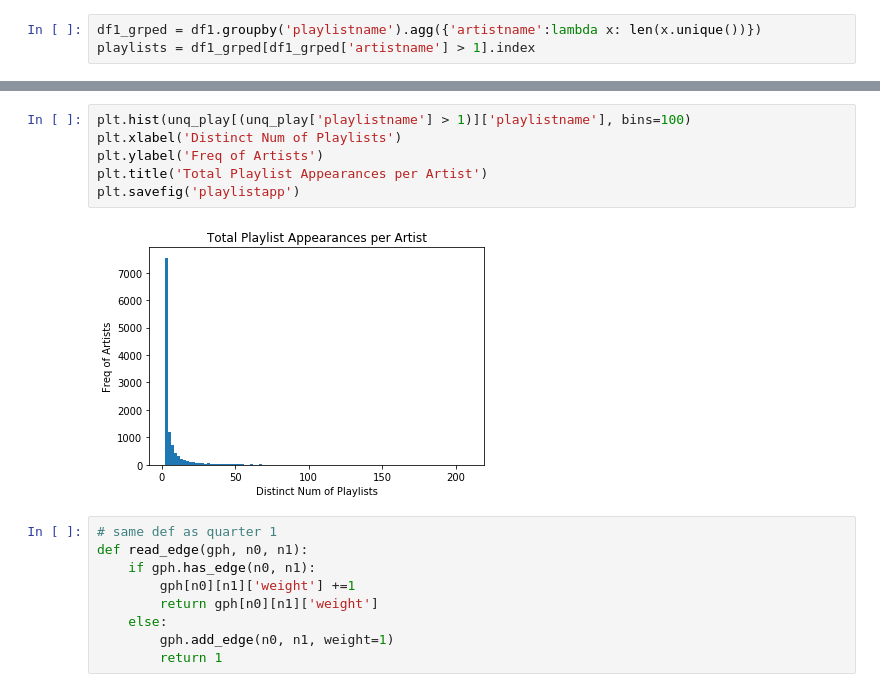
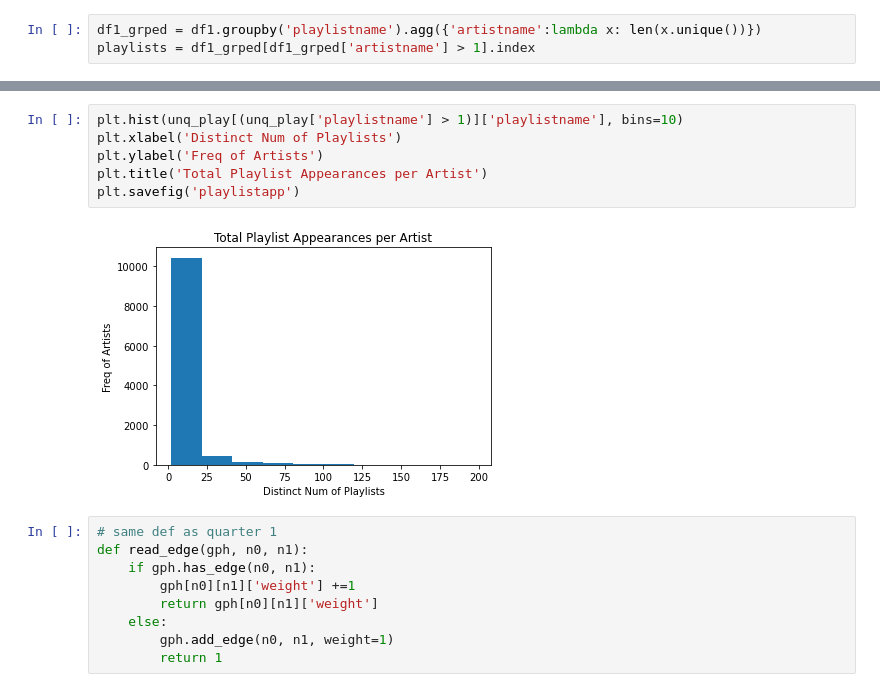
Before and after one commit to jli5064/Spotify, a Jupyter notebook: notebooks/practice.ipynb, the cells around one changed output, grey strips where cells are left out. Drawn from its saved outputs; the diff is of its cells as text.

Commit message:
update graph

```diff
--- a/notebooks/practice.ipynb
+++ b/notebooks/practice.ipynb
@@ -122,11 +133,11 @@ unq_play
 # %%
-plt.hist(unq_play[(unq_play['playlistname'] > 1)]['playlistname'], bins=100)
+plt.hist(unq_play[(unq_play['playlistname'] > 1)]['playlistname'], bins=10)
 plt.xlabel('Distinct Num of Playlists')
 plt.ylabel('Freq of Artists')
 plt.title('Total Playlist Appearances per Artist')
 plt.savefig('playlistapp')
 # %% [output]
-[figure, old version]
+[figure, new version]
 # %%
 # same def as quarter 1
 def read_edge(gph, n0, n1):
```
Also changed, not shown: parts of 9 cells of this notebook, 2 other files.
